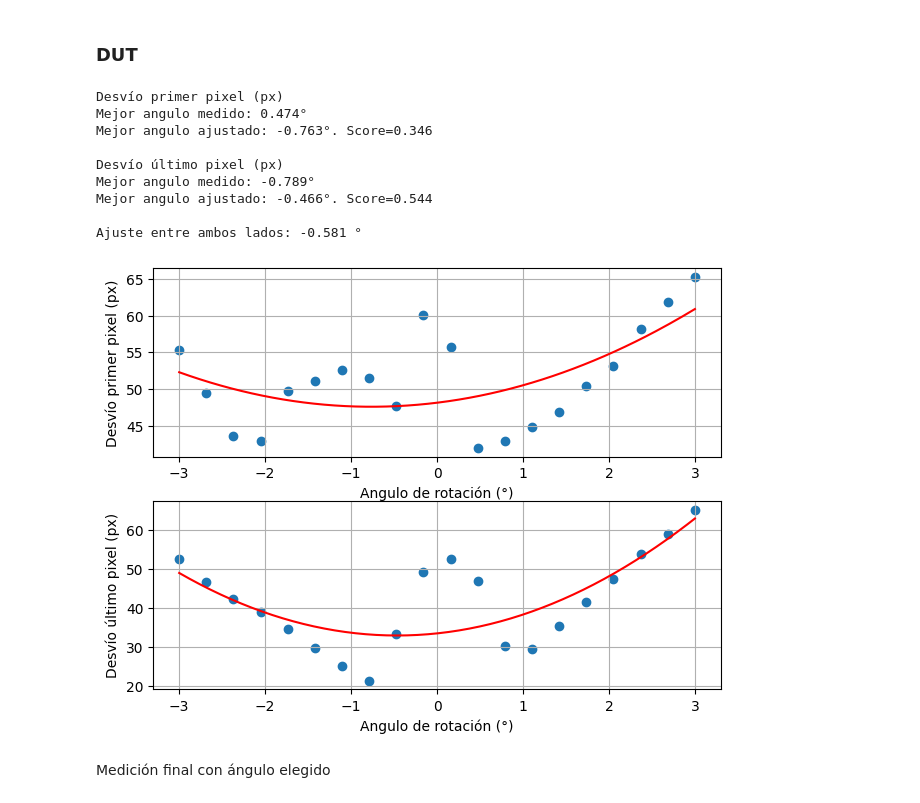
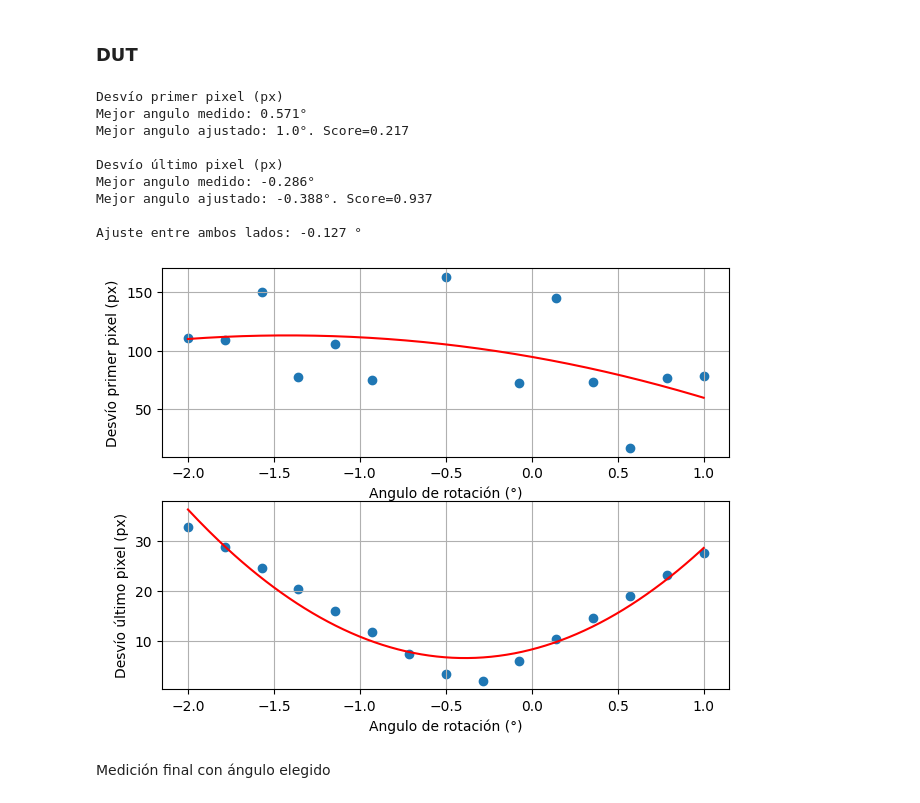
Before and after one commit to MartinMusumano/Medicion_lineas_RF, a Jupyter notebook: medicion_diametros.ipynb, the cells around one changed output. Saved outputs shown, nothing was run; the diff lists cells and outputs as text; code cells hidden in the pictures.

```diff
--- a/medicion_diametros.ipynb
+++ b/medicion_diametros.ipynb
@@ -39,0 +52,18 @@ else:
+# %%
+SCALE = 15  # Factor de escala para visualización
+
+# ------------ Patron ------------
+if calcular_patron:
+    patron = read_image(path_patron, eigth_bits=True)
+
+    patron = delete_bottom(patron, 320)
+    # patron = delete_left(patron, 10)
+    # patron = delete_right(patron, 10)
+    show_image(patron, SCALE)
+
+# ------------ DUT ------------
+dut = read_image(path_dut, eigth_bits=True)
+dut = delete_bottom(dut, 320)
+dut = delete_left(dut, 600)
+# dut = delete_right(dut, 250)
+show_image(dut, SCALE)
@@ -65,19 +142,0 @@ show_image(dut, SCALE)
-# %%
-if CANNY:
-    # Otros parámetros a definir (ver función Canny_Edges)
-    bs = 3 # blur_size
-    l2g = False #L2gradient
-
-    if calcular_patron:
-        dt1 = DefineThreshold(patron, Canny_Edges, two_params=True, scale=SCALE)
-        th1_pat, th2_pat = dt1.get_th(blur_size = bs, L2gradient = l2g)
-
-    dt1 = DefineThreshold(dut, Canny_Edges, two_params=True, scale=SCALE)
-    th1_dut, th2_dut = dt1.get_th(blur_size = bs, L2gradient = l2g)
-else:
-    if calcular_patron:
-        dt1 = DefineThreshold(patron, Thresholding, two_params=False, scale=SCALE)
-        th1_pat, th2_pat = dt1.get_th()
-
-    dt1 = DefineThreshold(dut, Thresholding, two_params=False, scale=SCALE)
-    th1_dut, th2_dut = dt1.get_th()
@@ -194,26 +203,28 @@ Media final: 5606.360294117647
 # %%
 # Generar vector de grados, si el mínimo de la curva se encuentra
 # muy desplazado, volver a generarlo teniendo eso en cuenta.
-grados = np.linspace(-3, 3, 20)
+grados = np.linspace(-2, 1, 15)
 
 if ENDEREZAR:
-    if CANNY:
+    if METODO==CANNY:
         angulo_elegido = align(dut, grados, Canny_Edges, th1=th1_dut, th2=th2_dut, L2gradient=l2g, blur_size=bs)
-    else:
+    elif METODO==THRESHOLD:
         angulo_elegido = align(dut, grados, Thresholding, thresh=th1_dut, max_val=th2_dut)
+    elif METODO==KNEE:
+        angulo_elegido = align(dut, grados, Knee_Detection, N=N_dut)
 else:
     angulo_elegido = 0
 # %% [output]
 Desvío primer pixel (px)
-Mejor angulo medido: 0.474°
-Mejor angulo ajustado: -0.763°. Score=0.346
+Mejor angulo medido: 0.571°
+Mejor angulo ajustado: 1.0°. Score=0.217
 
 Desvío último pixel (px)
-Mejor angulo medido: -0.789°
-Mejor angulo ajustado: -0.466°. Score=0.544
+Mejor angulo medido: -0.286°
+Mejor angulo ajustado: -0.388°. Score=0.937
 
-Ajuste entre ambos lados: -0.581 °
+Ajuste entre ambos lados: -0.127 °
-[figure, old version]
+[figure, new version]
 # %%
 #Ajuste a mano
 # angulo_elegido = -0.5
```
Also changed, not shown: parts of 26 cells of this notebook, 1 other file.
